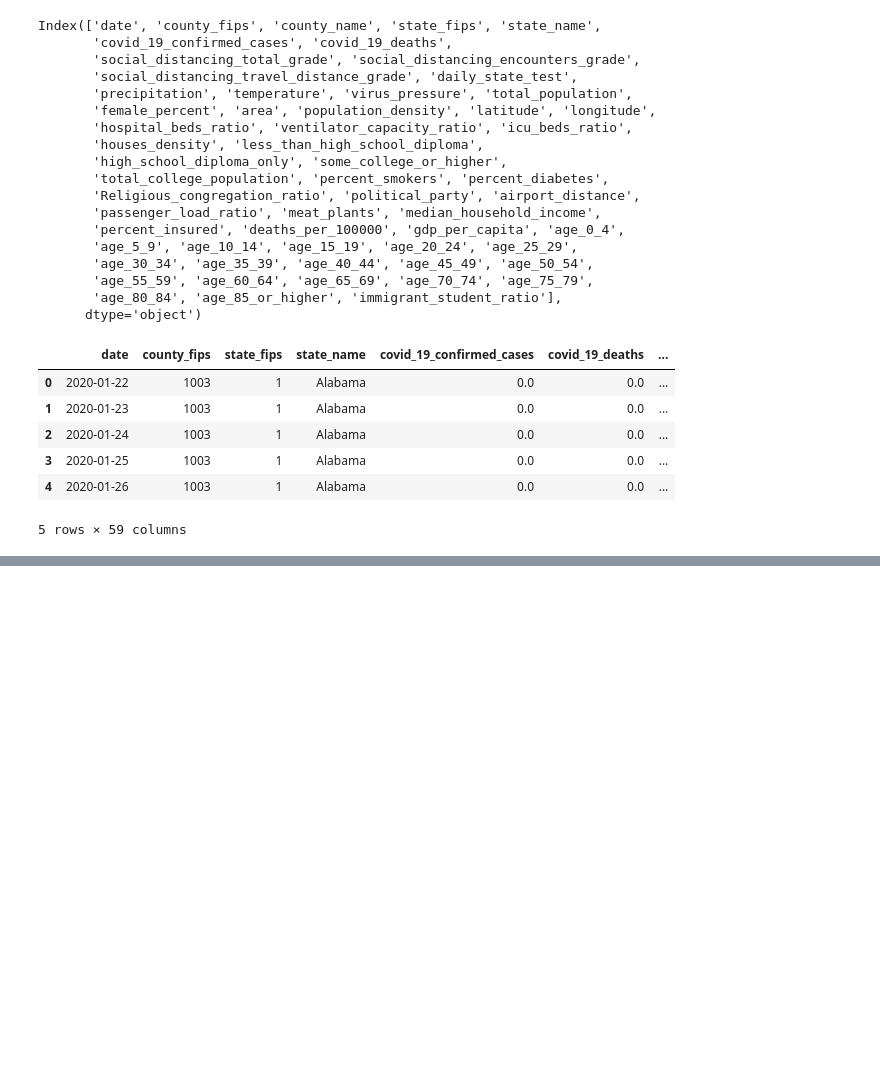
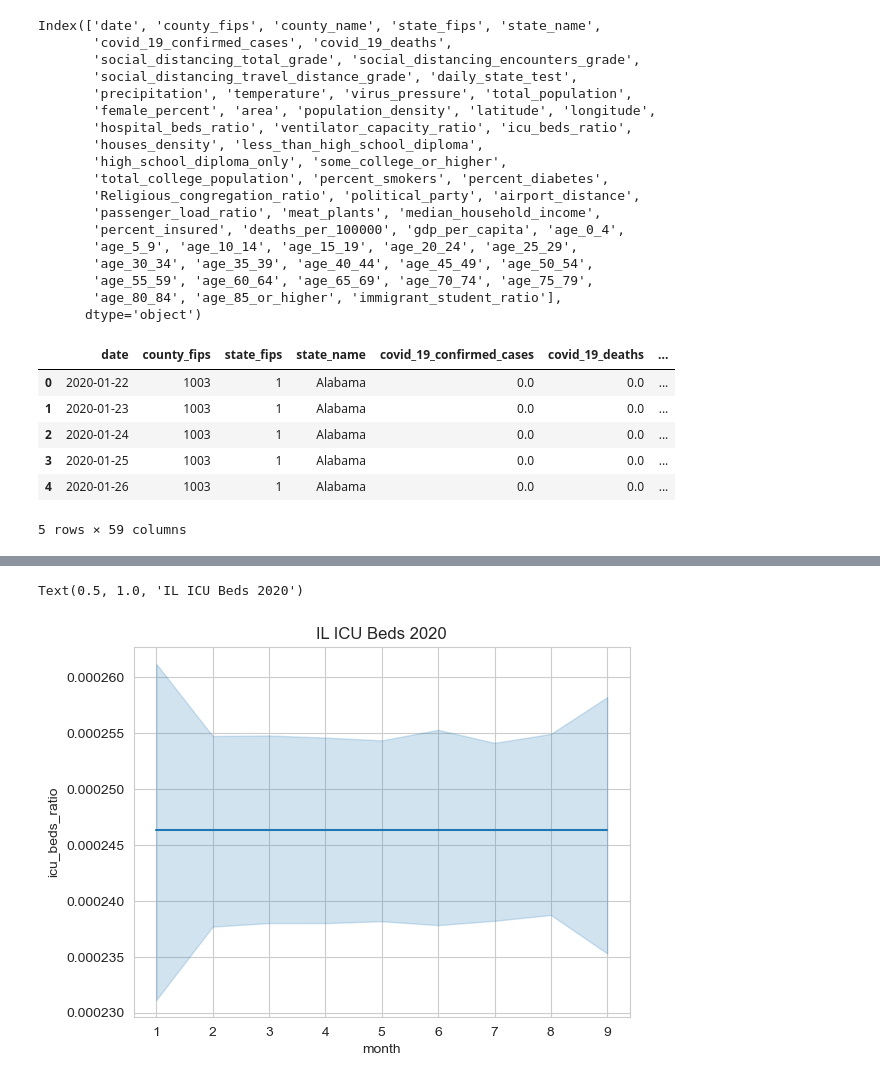
Before and after one commit to zshi719/LTV_DataSci_Capstone_Project, a Jupyter notebook: eda_vs.ipynb, the cells around one changed output, grey strips where cells are left out. Cells and saved outputs as stored; diff of their text form; code cells hidden in the pictures; blank space fills up the shorter version.

```diff
--- a/eda_vs.ipynb
+++ b/eda_vs.ipynb
@@ -72,3 +72,6 @@ dat_state[num_cols].head()
 # %%
-#aggregate by the month and year
-dat_month = dat.groupby(['month', 'year'])
+# plot number of icu bed ratio over month
+sns.lineplot(data=IL2020, x='month', y='icu_beds_ratio').set_title('IL ICU Beds 2020')
+# %% [output]
+Text(0.5, 1.0, 'IL ICU Beds 2020')
+[figure, added]
```
Also changed, not shown: parts of 7 cells of this notebook.
